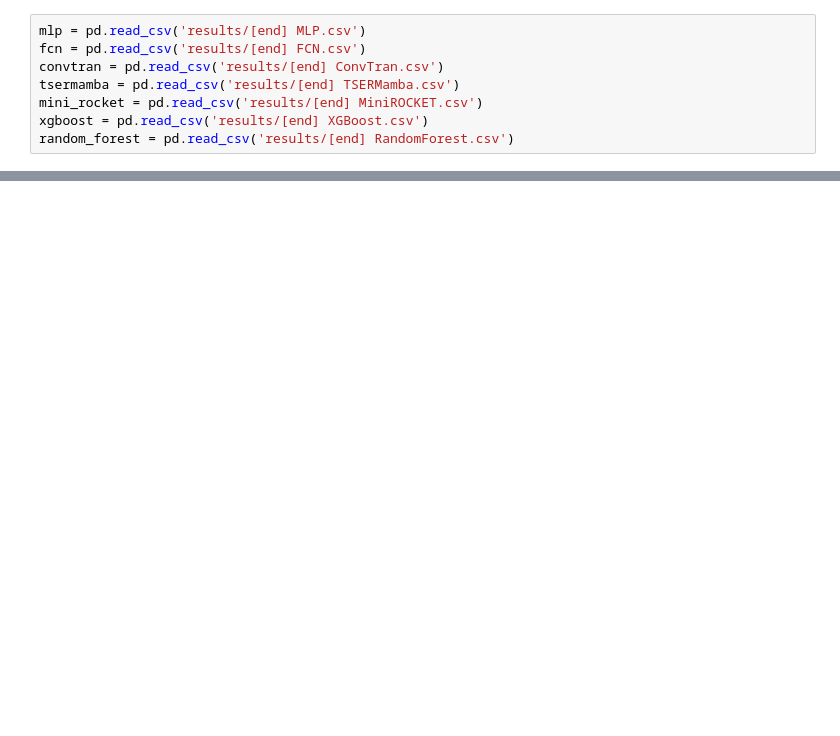
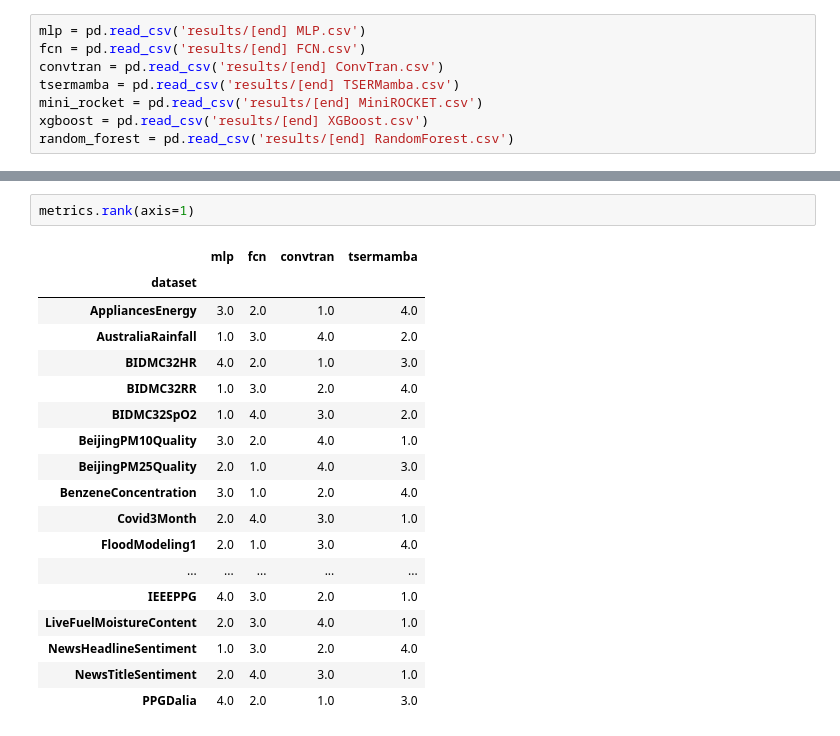
Before and after one commit to gabrielcmerlin/undergradThesis, a Jupyter notebook: outputs/analysis.ipynb, the cells around one changed output, grey strips where cells are left out. Cells and saved outputs as stored; diff of their text form; blank space fills up the shorter version.

```diff
--- a/outputs/analysis.ipynb
+++ b/outputs/analysis.ipynb
@@ -63,3 +67,24 @@ metrics
+# %%
+metrics.rank(axis=1)
+# %% [output]
+|  | mlp | fcn | convtran | tsermamba |
+| dataset |  |  |  |  |
+| AppliancesEnergy | 3.0 | 2.0 | 1.0 | 4.0 |
+| AustraliaRainfall | 1.0 | 3.0 | 4.0 | 2.0 |
+| BIDMC32HR | 4.0 | 2.0 | 1.0 | 3.0 |
+| BIDMC32RR | 1.0 | 3.0 | 2.0 | 4.0 |
+| BIDMC32SpO2 | 1.0 | 4.0 | 3.0 | 2.0 |
+| BeijingPM10Quality | 3.0 | 2.0 | 4.0 | 1.0 |
+| BeijingPM25Quality | 2.0 | 1.0 | 4.0 | 3.0 |
+| BenzeneConcentration | 3.0 | 1.0 | 2.0 | 4.0 |
+| Covid3Month | 2.0 | 4.0 | 3.0 | 1.0 |
+| FloodModeling1 | 2.0 | 1.0 | 3.0 | 4.0 |
+| ... | ... | ... | ... | ... |
+| IEEEPPG | 4.0 | 3.0 | 2.0 | 1.0 |
+| LiveFuelMoistureContent | 2.0 | 3.0 | 4.0 | 1.0 |
+| NewsHeadlineSentiment | 1.0 | 3.0 | 2.0 | 4.0 |
+| NewsTitleSentiment | 2.0 | 4.0 | 3.0 | 1.0 |
+| PPGDalia | 4.0 | 2.0 | 1.0 | 3.0 |
 # %%
 name = {'mlp':'MLP', 'fcn':'FCN', 'convtran':'ConvTran', 'tsermamba':'TSERMamba',
         'mini_rocket':'MiniROCKET', 'xgboost':'XGBoost', 'random_forest':'RandomForest'}
```
Also changed, not shown: parts of 6 cells of this notebook, 1 other file.
